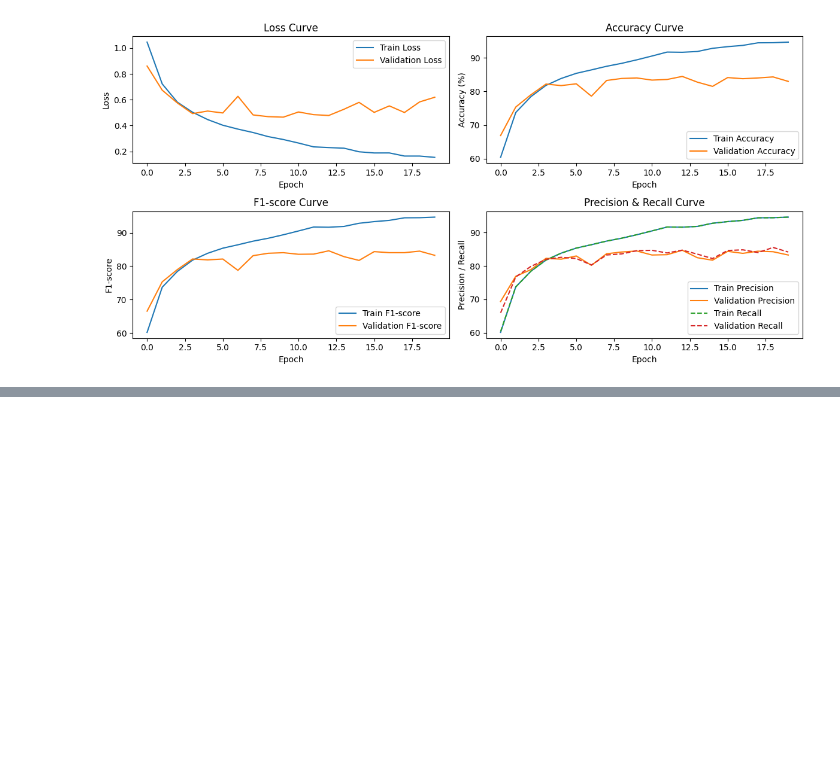
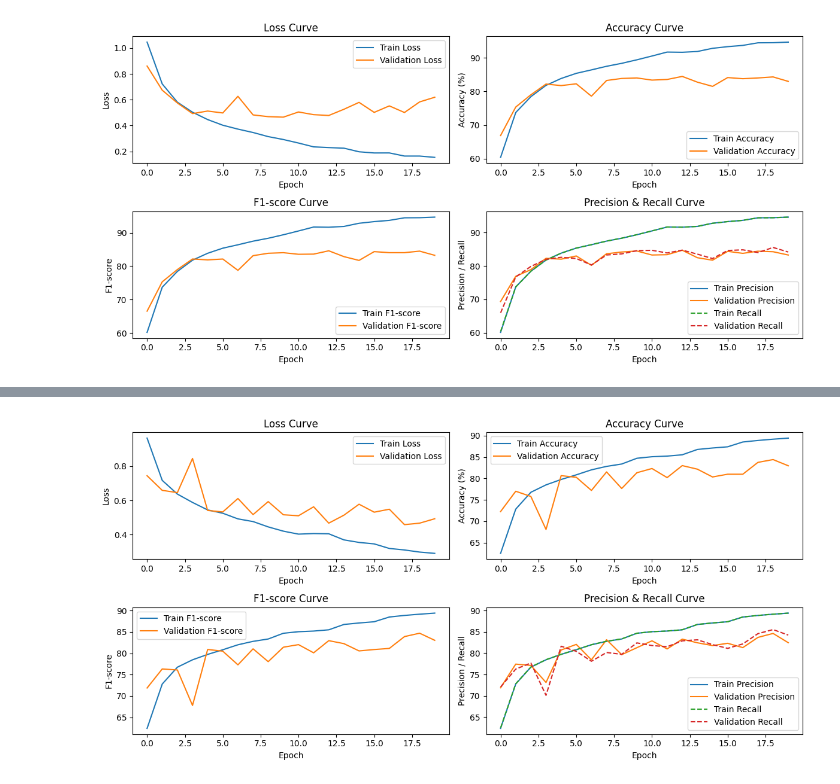
Before and after one commit to yuliastoliaruk/Computer_Vision_NaUKMA, a Jupyter notebook: intel_image_classification.ipynb, the cells around one changed output, grey strips where cells are left out. Saved outputs shown, nothing was run; the diff lists cells and outputs as text; code cells hidden in the pictures; blank space fills up the shorter version.

```diff
--- a/intel_image_classification.ipynb
+++ b/intel_image_classification.ipynb
@@ -387,0 +665,31 @@ plot_metrics(train_metrics, val_metrics).show()
+# %%
+class CNNModel(nn.Module):
+    def __init__(self, dropout_rate=0.0):
+        super(CNNModel, self).__init__()
+
+        self.conv1 = nn.Conv2d(in_channels=3, out_channels=32, kernel_size=3, padding=1)
+        self.bn1 = nn.BatchNorm2d(32)
+
+        self.conv2 = nn.Conv2d(in_channels=32, out_channels=64, kernel_size=3, padding=1)
+        self.bn2 = nn.BatchNorm2d(64)
+
+        self.conv3 = nn.Conv2d(in_channels=64, out_channels=128, kernel_size=3, padding=1)
+        self.bn3 = nn.BatchNorm2d(128)
+
+        self.pool = nn.MaxPool2d(kernel_size=2, stride=2)
+
+        self.fc1 = nn.Linear(128 * 28 * 28, 256)
+        self.dropout = nn.Dropout(dropout_rate)
+        self.fc2 = nn.Linear(256, num_classes)
+
+        self.relu = nn.ReLU()
+
+    def forward(self, x):
+        x = self.pool(self.relu(self.bn1(self.conv1(x))))
+        x = self.pool(self.relu(self.bn2(self.conv2(x))))
+        x = self.pool(self.relu(self.bn3(self.conv3(x))))
+
+        x = torch.flatten(x, start_dim=1)
+        x = self.dropout(self.relu(self.fc1(x)))
+        x = self.fc2(x)
+        return x
@@ -387,0 +757,8 @@ plot_metrics(train_metrics, val_metrics).show()
+# %%
+cnn_v0 = CNNModel()
+lr=0.001
+loss_function = nn.CrossEntropyLoss()
+epochs = 20
+optimizer = optim.SGD(cnn_v0.parameters(), lr=lr, momentum=0.9)
+# %%
+train_metrics, val_metrics = train(cnn_v0, epochs, lr, loss_function, optimizer)
@@ -387,0 +786,4 @@ plot_metrics(train_metrics, val_metrics).show()
+# %%
+plot_metrics(train_metrics, val_metrics).show()
+# %% [output]
+[figure, added]
```
Also changed, not shown: parts of 38 cells of this notebook.
